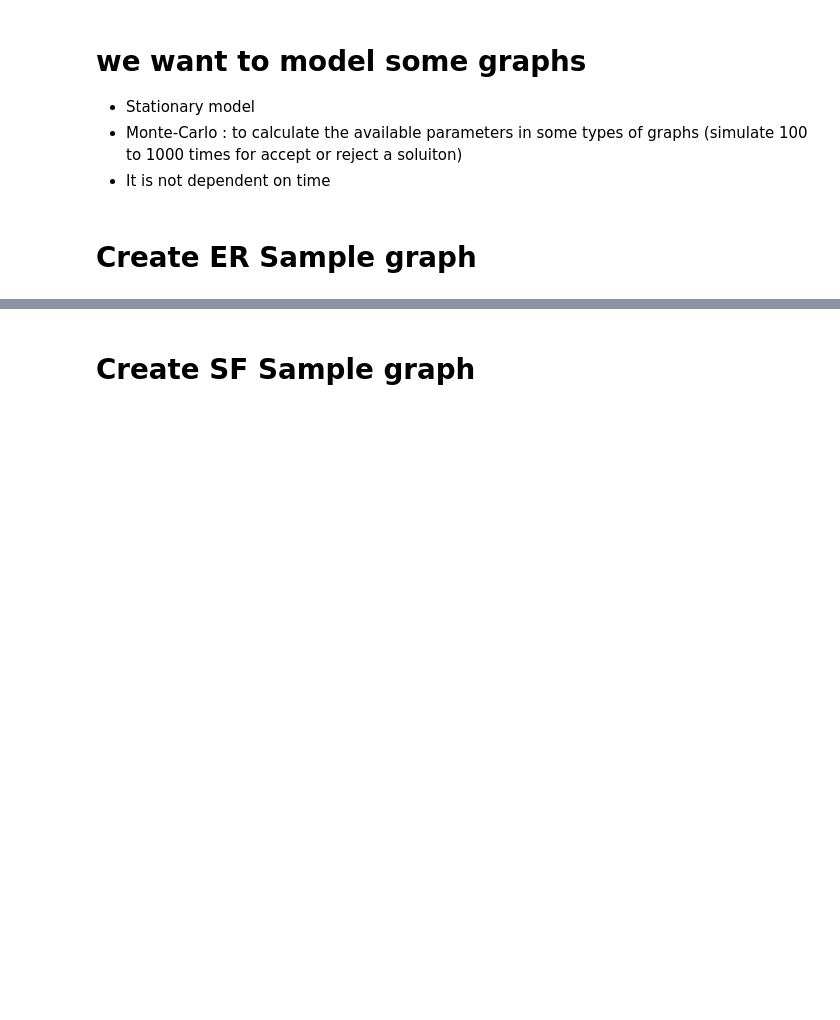
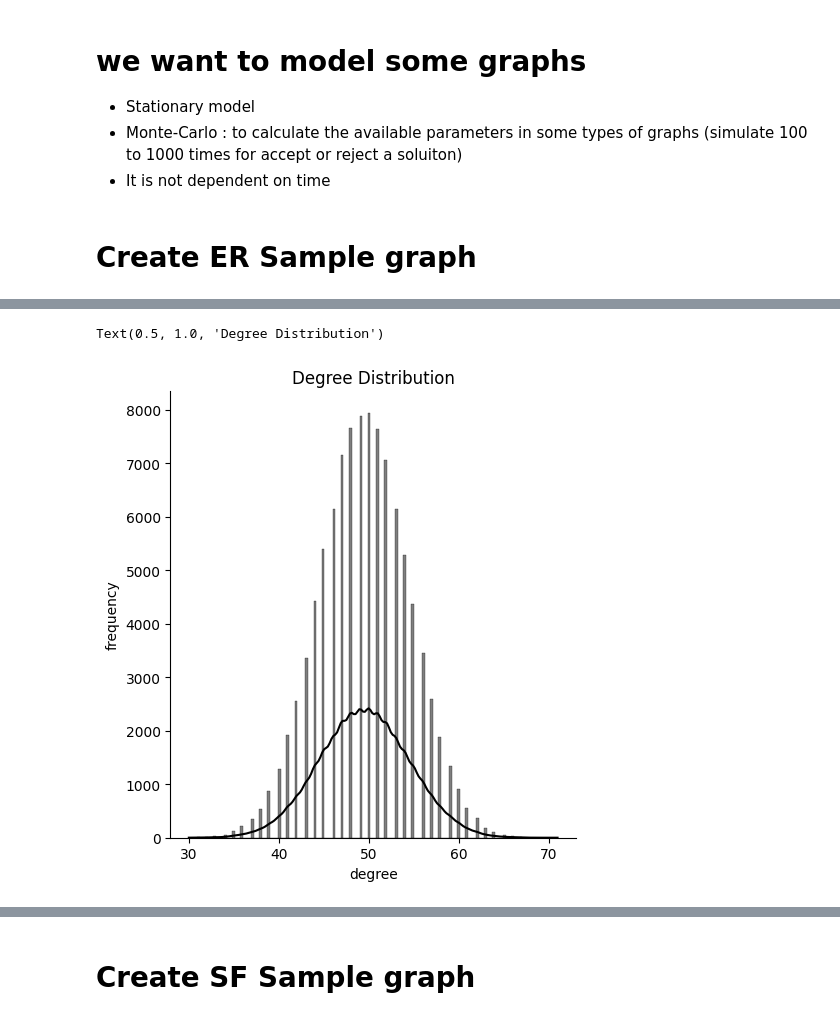
Before and after one commit to MSaeed1381/Simulation_Final_Project, a Jupyter notebook: part1.ipynb, the cells around one changed output, grey strips where cells are left out. Drawn from its saved outputs; the diff is of its cells as text; code cells hidden in the pictures; blank space fills up the shorter version.

```diff
--- a/part1.ipynb
+++ b/part1.ipynb
@@ -90,0 +84,19 @@ sns.displot(degrees, kind="kde", color="black")
+# %%
+# create ER graphs dataset with size 100 and p = 0.5
+number_of_simulation = 1000
+n = 100
+p = 0.5
+er_graphs = [nx.gnp_random_graph(n, p) for _ in range(number_of_simulation)]
+
+er_degrees = []
+for er in er_graphs:
+    er_degrees += [d for n, d in er.degree()]
+# %%
+sns.displot(er_degrees, kde=True, color="black")
+
+plt.xlabel("degree")
+plt.ylabel("frequency")
+plt.title(f"Degree Distribution")
+# %% [output]
+Text(0.5, 1.0, 'Degree Distribution')
+[figure, added]
```
Also changed, not shown: parts of 26 cells of this notebook, 4 other files.
